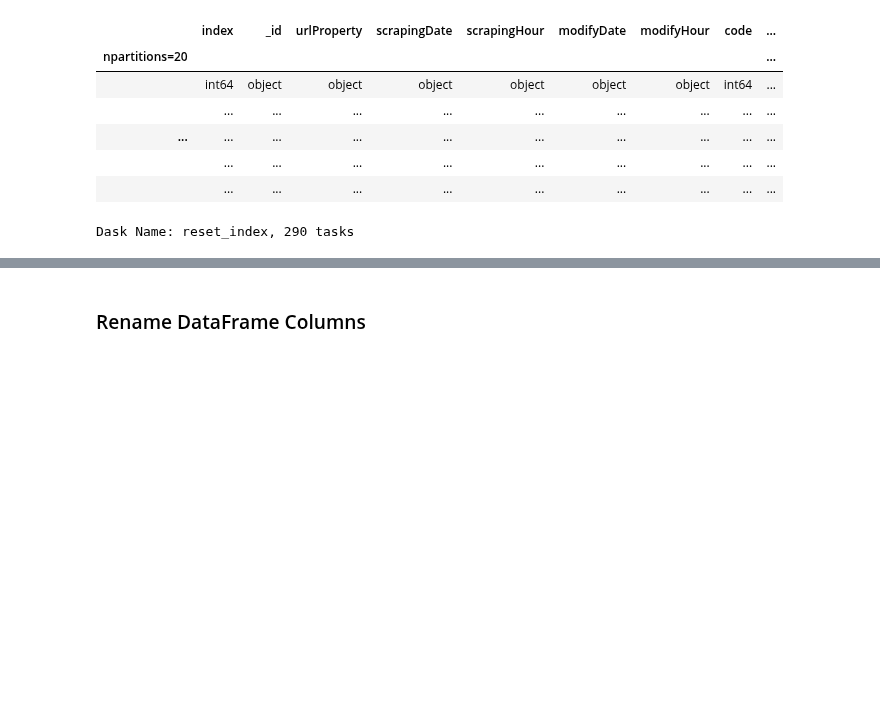
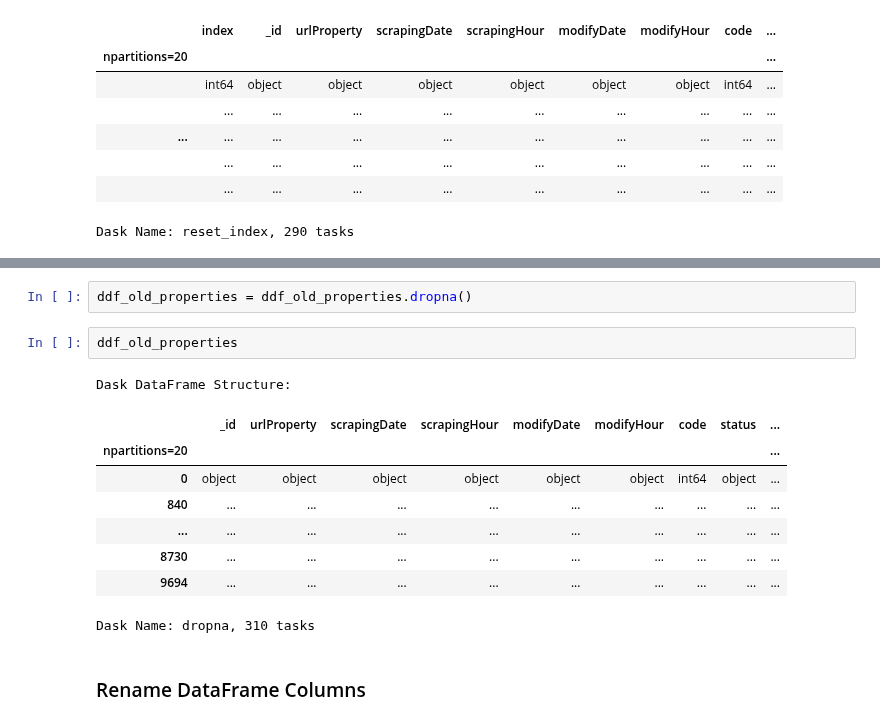
Before and after one commit to stivenramireza/anutibara-web-scraping, a Jupyter notebook: data-cleaning/data_preparation.ipynb, the cells around one changed output, grey strips where cells are left out. Saved outputs shown, nothing was run; the diff lists cells and outputs as text; blank space fills up the shorter version.

```diff
--- a/data-cleaning/data_preparation.ipynb
+++ b/data-cleaning/data_preparation.ipynb
@@ -157,3 +240,17 @@ ddf_old_properties = ddf_old_properties.dropna()
+# %%
+ddf_old_properties = ddf_old_properties.dropna()
+# %%
+ddf_old_properties
+# %% [output]
+Dask DataFrame Structure:
+|  | _id | urlProperty | scrapingDate | scrapingHour | modifyDate | modifyHour | code | status | ... |
+| npartitions=20 |  |  |  |  |  |  |  |  | ... |
+| 0 | object | object | object | object | object | object | int64 | object | ... |
+| 840 | ... | ... | ... | ... | ... | ... | ... | ... | ... |
+| ... | ... | ... | ... | ... | ... | ... | ... | ... | ... |
+| 8730 | ... | ... | ... | ... | ... | ... | ... | ... | ... |
+| 9694 | ... | ... | ... | ... | ... | ... | ... | ... | ... |
+Dask Name: dropna, 310 tasks
 # %% [markdown]
 ### Rename DataFrame Columns
 # %% [markdown]
```
Also changed, not shown: parts of 13 cells of this notebook.
